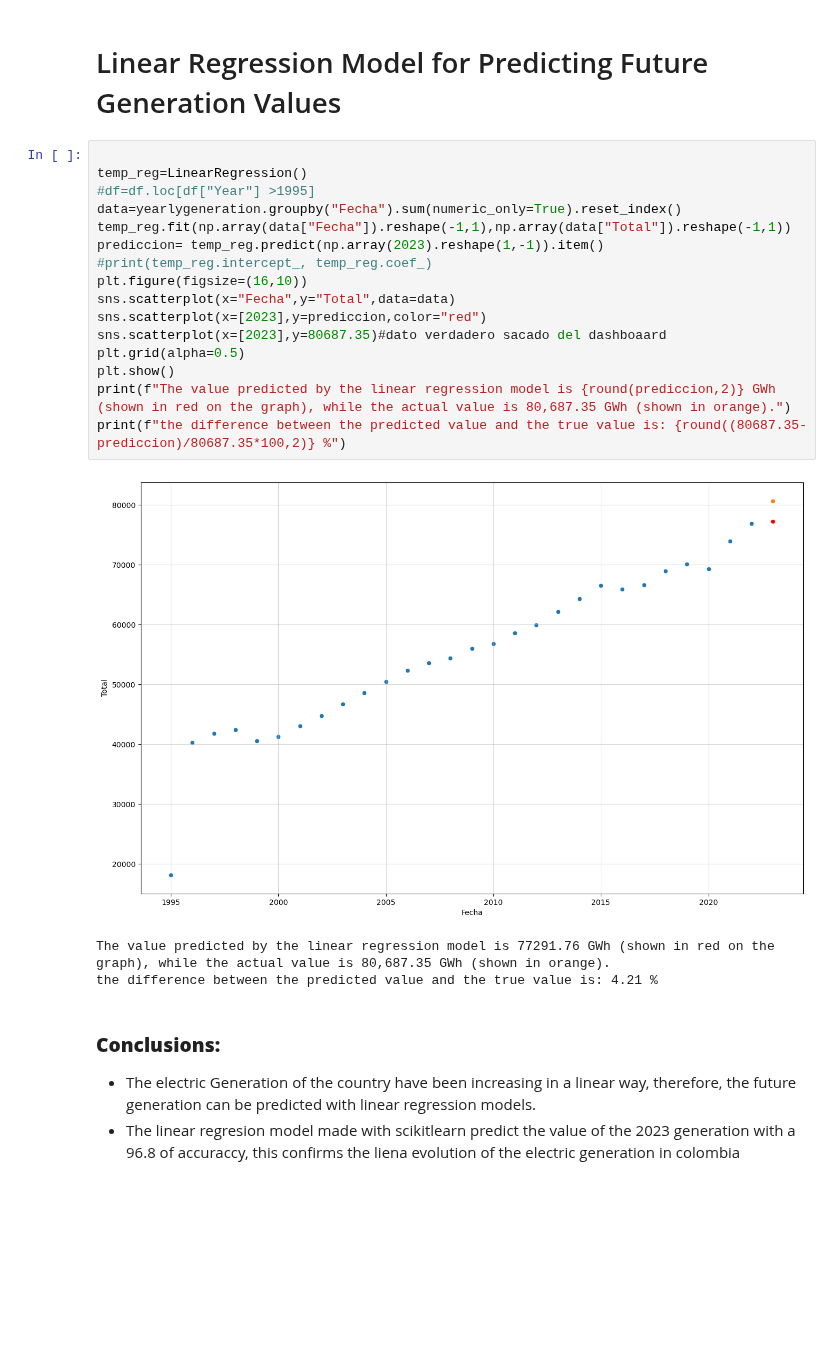
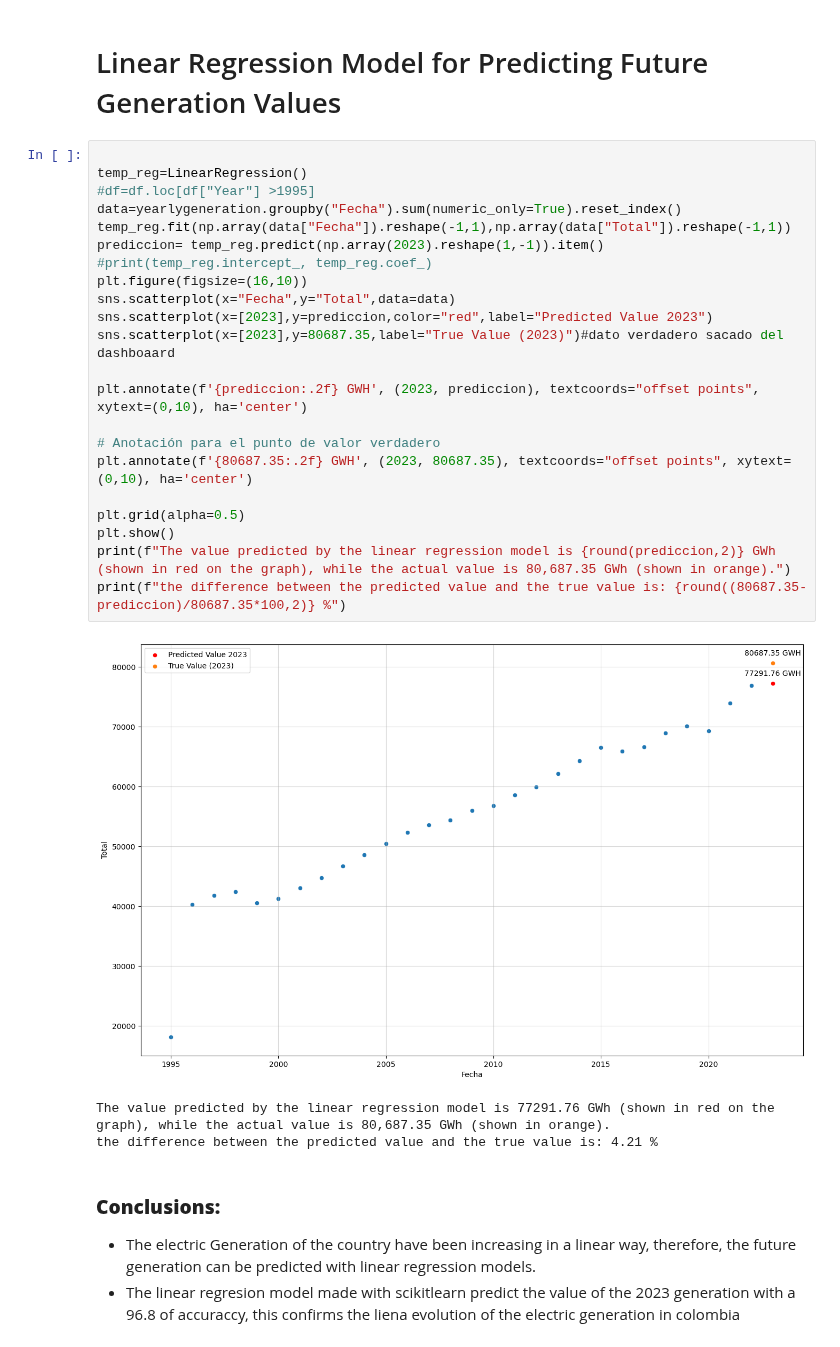
Before and after one commit to Mateoferrnandez/Projects, a Jupyter notebook: Personal Projects/Electrical Grid Data Analysis and Forecasting/notebooks/ElectricGeneration_colombia.ipynb, the cells around one changed output. Cells and saved outputs as stored; diff of their text form; blank space fills up the shorter version.

```diff
--- a/Personal Projects/Electrical Grid Data Analysis and Forecasting/notebooks/ElectricGeneration_colombia.ipynb
+++ b/Personal Projects/Electrical Grid Data Analysis and Forecasting/notebooks/ElectricGeneration_colombia.ipynb
@@ -298,21 +298,27 @@ plt.show()
 # %%
 
 temp_reg=LinearRegression()
 #df=df.loc[df["Year"] >1995]
 data=yearlygeneration.groupby("Fecha").sum(numeric_only=True).reset_index()
 temp_reg.fit(np.array(data["Fecha"]).reshape(-1,1),np.array(data["Total"]).reshape(-1,1))
 prediccion= temp_reg.predict(np.array(2023).reshape(1,-1)).item()
 #print(temp_reg.intercept_, temp_reg.coef_)
 plt.figure(figsize=(16,10))
 sns.scatterplot(x="Fecha",y="Total",data=data)
-sns.scatterplot(x=[2023],y=prediccion,color="red")
-sns.scatterplot(x=[2023],y=80687.35)#dato verdadero sacado del dashboaard
+sns.scatterplot(x=[2023],y=prediccion,color="red",label="Predicted Value 2023")
+sns.scatterplot(x=[2023],y=80687.35,label="True Value (2023)")#dato verdadero sacado del dashboaard
+
+plt.annotate(f'{prediccion:.2f} GWH', (2023, prediccion), textcoords="offset points", xytext=(0,10), ha='center')
+
+# Anotación para el punto de valor verdadero
+plt.annotate(f'{80687.35:.2f} GWH', (2023, 80687.35), textcoords="offset points", xytext=(0,10), ha='center')
+
 plt.grid(alpha=0.5)
 plt.show()
 print(f"The value predicted by the linear regression model is {round(prediccion,2)} GWh (shown in red on the graph), while the actual value is 80,687.35 GWh (shown in orange).")
 print(f"the difference between the predicted value and the true value is: {round((80687.35-prediccion)/80687.35*100,2)} %")
 # %% [output]
-[figure, old version]
+[figure, new version]
 The value predicted by the linear regression model is 77291.76 GWh (shown in red on the graph), while the actual value is 80,687.35 GWh (shown in orange).
 the difference between the predicted value and the true value is: 4.21 %
 # %% [markdown]
```
Also changed, not shown: parts of 2 cells of this notebook, 2 other files.
